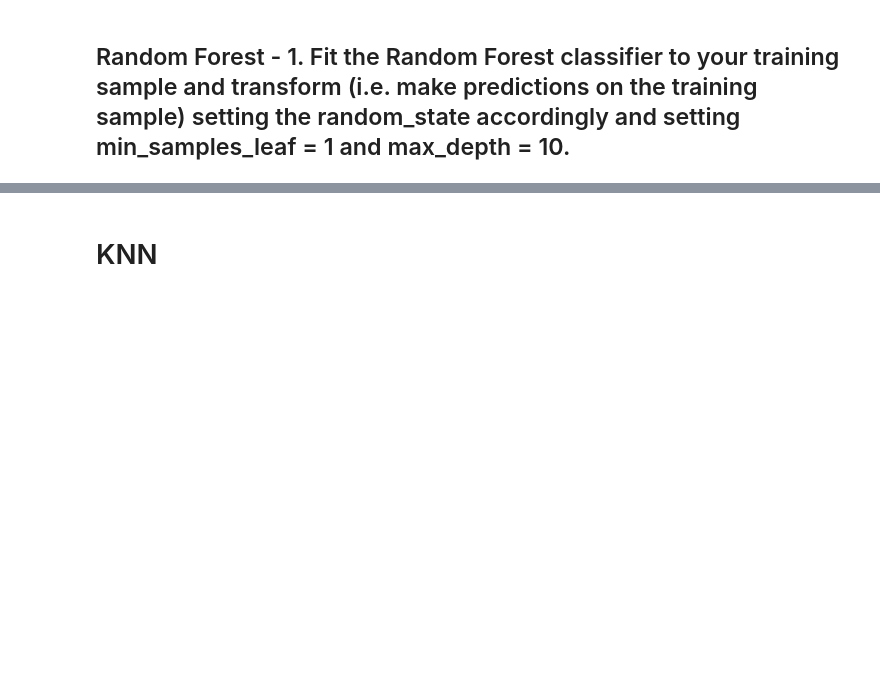
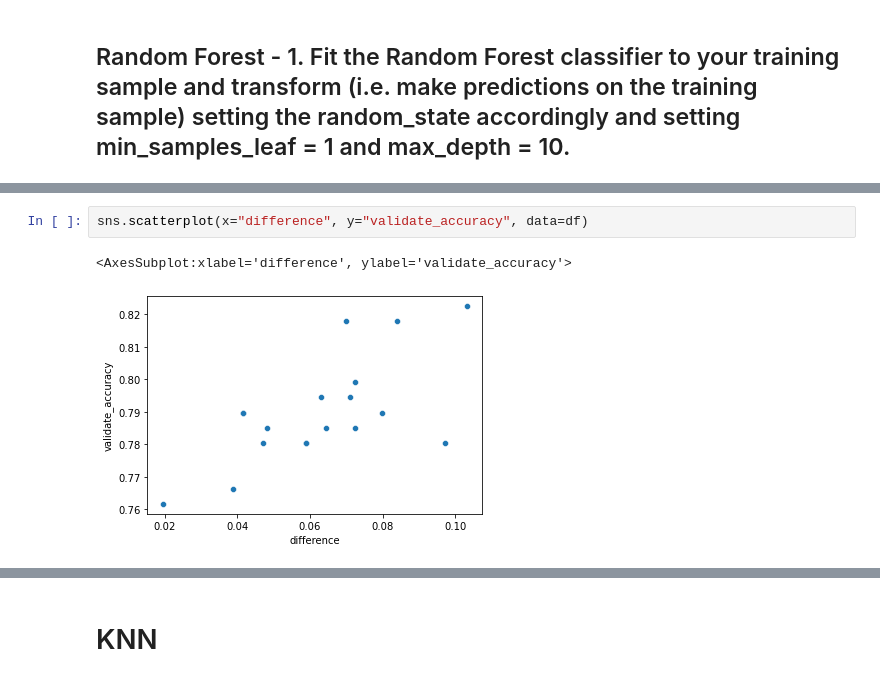
Before and after one commit to randyfrench/classification-exercises, a Jupyter notebook: model.ipynb, the cells around one changed output, grey strips where cells are left out. Saved outputs shown, nothing was run; the diff lists cells and outputs as text; blank space fills up the shorter version.

```diff
--- a/model.ipynb
+++ b/model.ipynb
@@ -355,0 +525,5 @@ rf = rf.fit(X_train, y_train)
+# %%
+sns.scatterplot(x="difference", y="validate_accuracy", data=df)
+# %% [output]
+<AxesSubplot:xlabel='difference', ylabel='validate_accuracy'>
+[figure, added]
```
Also changed, not shown: parts of 27 cells of this notebook.
